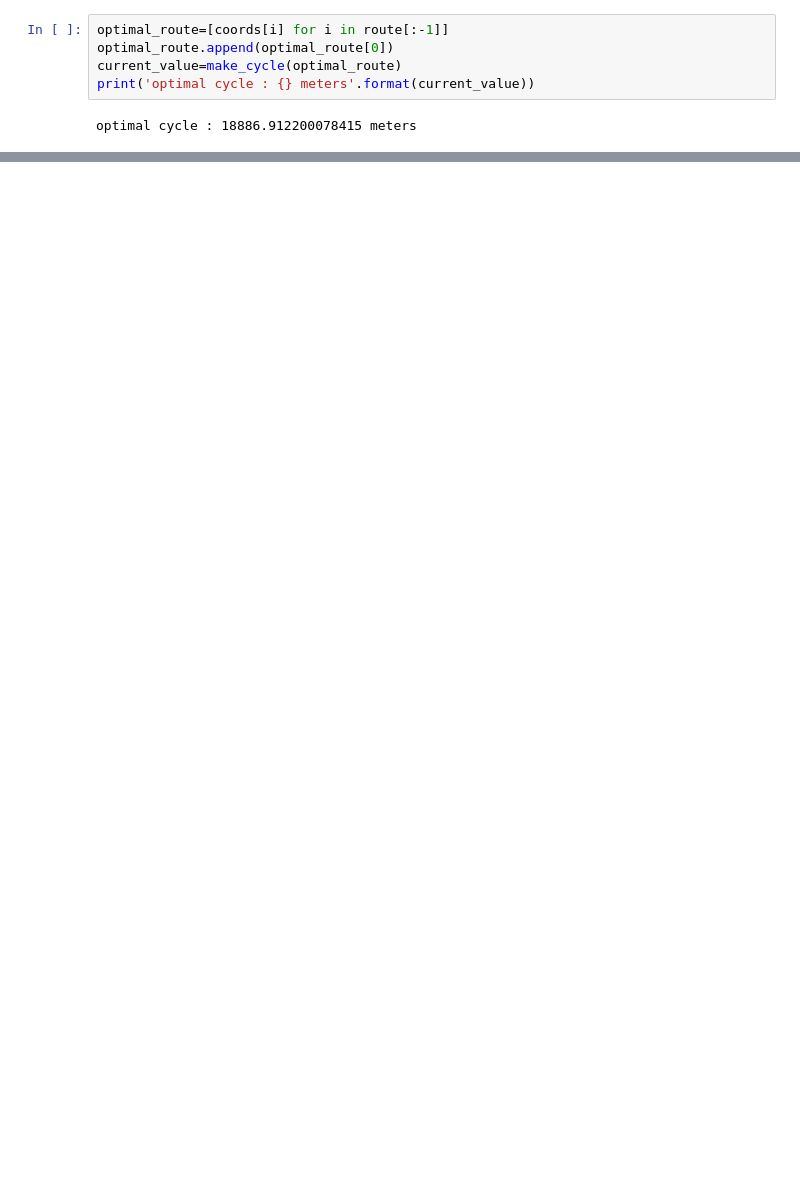
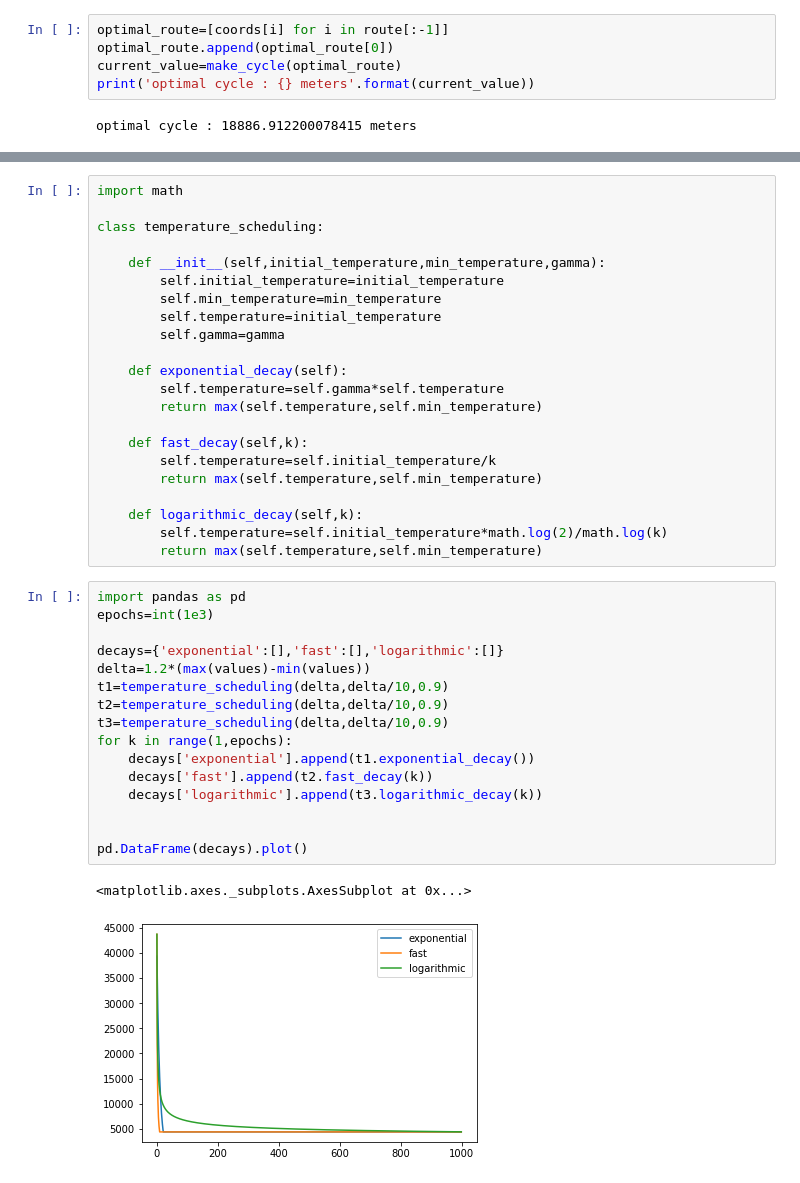
Before and after one commit to sherna90/analisis_algoritmos, a Jupyter notebook: 6.-tsp_or_tools.ipynb, the cells around one changed output, grey strips where cells are left out. Drawn from its saved outputs; the diff is of its cells as text; blank space fills up the shorter version.

```diff
--- a/6.-tsp_or_tools.ipynb
+++ b/6.-tsp_or_tools.ipynb
@@ -173,0 +184,41 @@ optimal cycle : 18886.912200078415 meters
+# %%
+import math
+
+class temperature_scheduling:
+
+    def __init__(self,initial_temperature,min_temperature,gamma):
+        self.initial_temperature=initial_temperature
+        self.min_temperature=min_temperature
+        self.temperature=initial_temperature
+        self.gamma=gamma
+
+    def exponential_decay(self):
+        self.temperature=self.gamma*self.temperature
+        return max(self.temperature,self.min_temperature)
+
+    def fast_decay(self,k):
+        self.temperature=self.initial_temperature/k
+        return max(self.temperature,self.min_temperature)
+
+    def logarithmic_decay(self,k):
+        self.temperature=self.initial_temperature*math.log(2)/math.log(k)
+        return max(self.temperature,self.min_temperature)
+# %%
+import pandas as pd
+epochs=int(1e3)
+
+decays={'exponential':[],'fast':[],'logarithmic':[]}
+delta=1.2*(max(values)-min(values))
+t1=temperature_scheduling(delta,delta/10,0.9)
+t2=temperature_scheduling(delta,delta/10,0.9)
+t3=temperature_scheduling(delta,delta/10,0.9)
+for k in range(1,epochs):
+    decays['exponential'].append(t1.exponential_decay())
+    decays['fast'].append(t2.fast_decay(k))
+    decays['logarithmic'].append(t3.logarithmic_decay(k))
+
+
+pd.DataFrame(decays).plot()
+# %% [output]
+<matplotlib.axes._subplots.AxesSubplot at 0x...>
+[figure, added]
```
Also changed, not shown: parts of 15 cells of this notebook.
